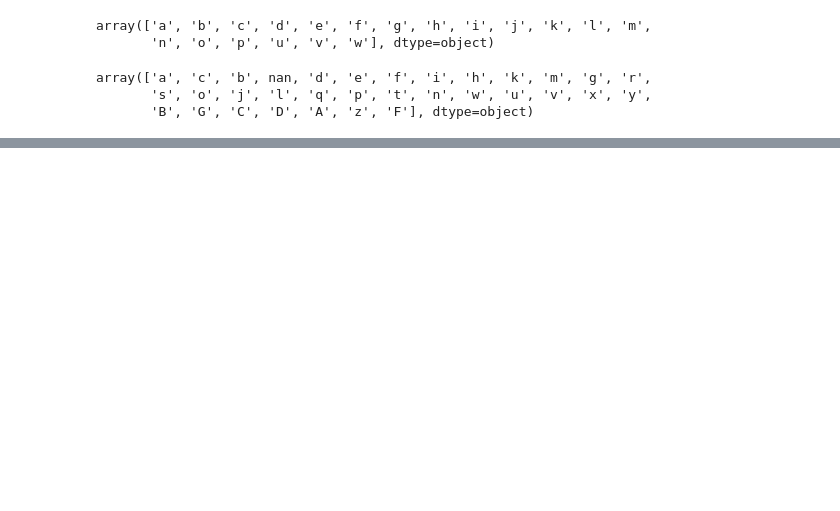
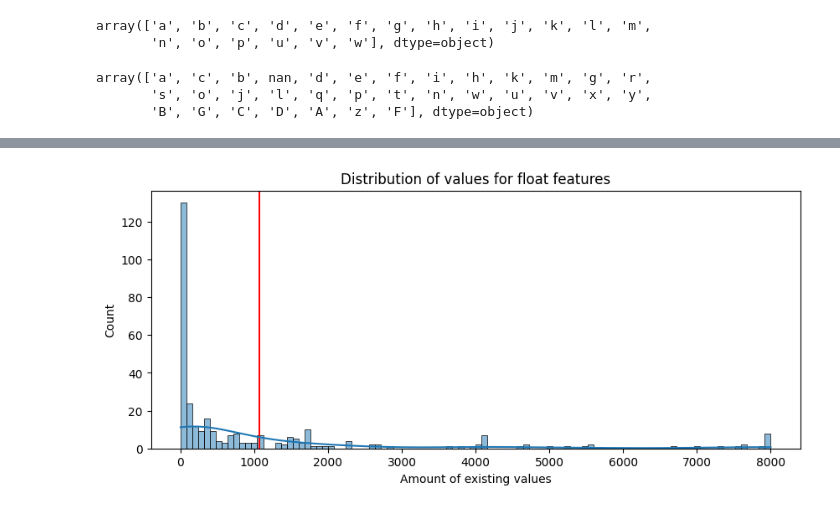
Before and after one commit to Axik0/ML_GB, a Jupyter notebook: DS_task.ipynb, the cells around one changed output, grey strips where cells are left out. Cells and saved outputs as stored; diff of their text form; code cells hidden in the pictures; blank space fills up the shorter version.

```diff
--- a/DS_task.ipynb
+++ b/DS_task.ipynb
@@ -129,0 +206,11 @@ that doesn't make any sense i.e. could be one-hot-encoded (columnwise) as it doe
+# %%
+# plot distribution of existing values
+existing_per_column = r.shape[0] - r.isna().sum(axis=0)
+unqf = np.quantile(existing_per_column, q=0.75)
+plt.figure(figsize=(10,4))
+plt.title('Distribution of values for float features')
+plt.xlabel('Amount of existing values')
+plt.axvline(unqf, color='red')
+ax = sns.histplot(existing_per_column, kde=True, bins=100)
+# %% [output]
+[figure, added]
```
Also changed, not shown: parts of 32 cells of this notebook.
